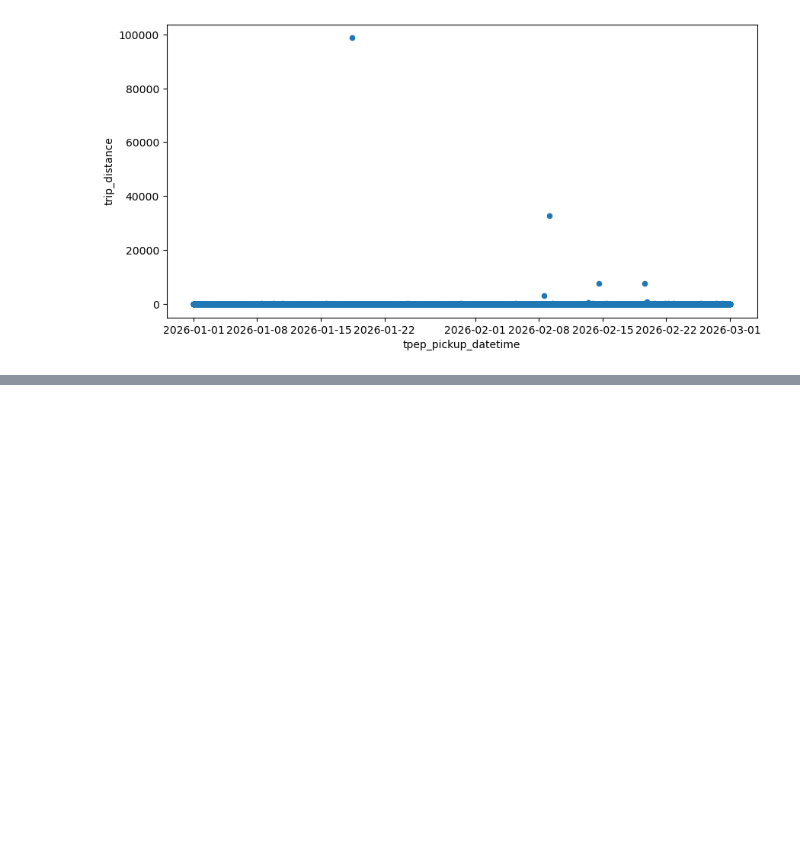
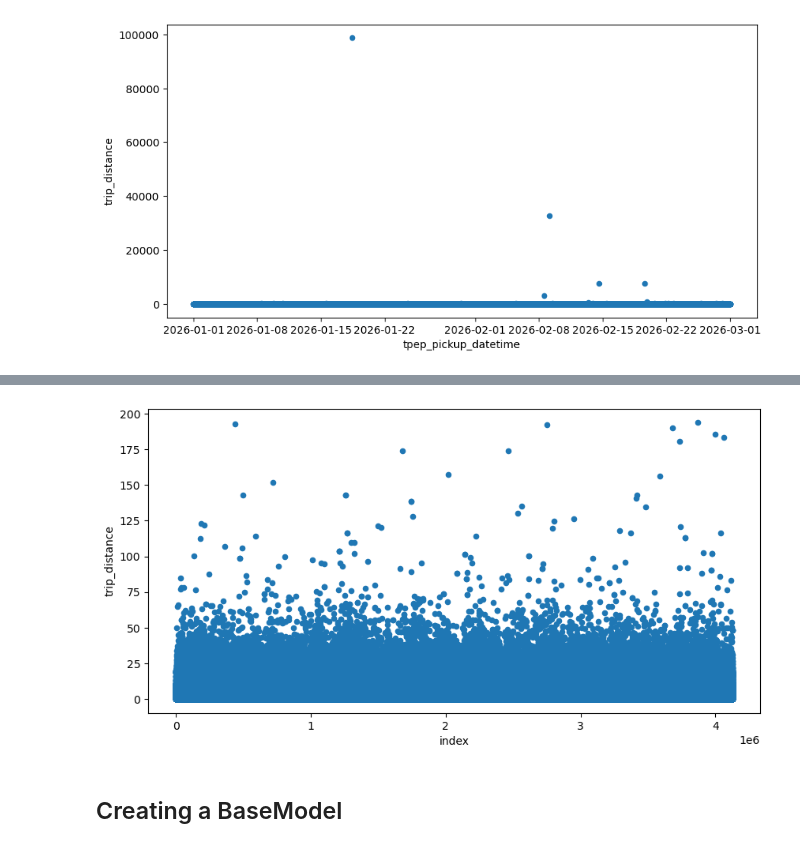
Before and after one commit to TinyHaitch/taxi_analysis, a Jupyter notebook: Untitled.ipynb, the cells around one changed output, grey strips where cells are left out. Drawn from its saved outputs; the diff is of its cells as text; code cells hidden in the pictures; blank space fills up the shorter version.

Commit message:
data exploration

```diff
--- a/Untitled.ipynb
+++ b/Untitled.ipynb
@@ -332,0 +350,3 @@ plt.show()
+# %%
+final_data= final_data[final_data['trip_distance'] <= 200].reset_index(drop=True)
+final_data = final_data.reset_index()
@@ -332,0 +361,7 @@ plt.show()
+# %%
+final_data.plot(kind='scatter', x='index', y='trip_distance', figsize=(10, 5))
+plt.show()
+# %% [output]
+[figure, added]
+# %% [markdown]
+## Creating a BaseModel
```
Also changed, not shown: parts of 6 cells of this notebook.
